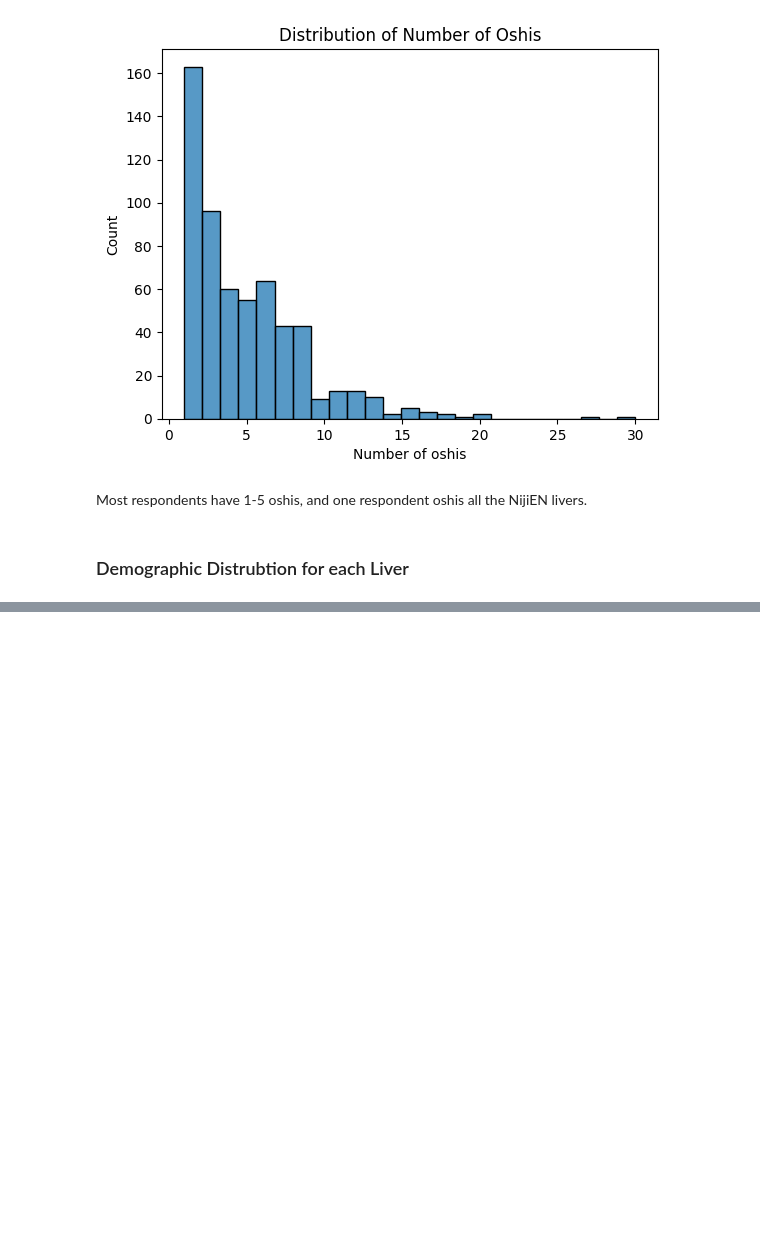
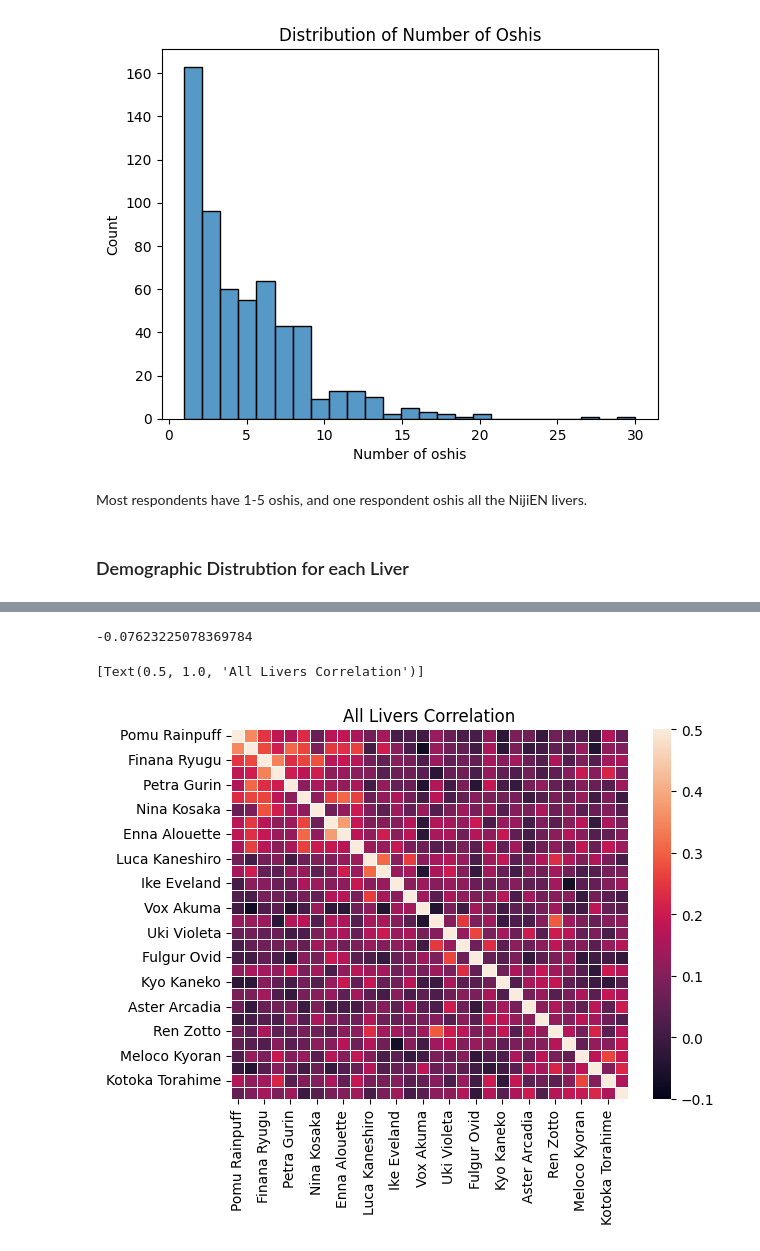
Before and after one commit to gkao25/nijiEN_fanbase_overlap, a Jupyter notebook: code.ipynb, the cells around one changed output, grey strips where cells are left out. Drawn from its saved outputs; the diff is of its cells as text; code cells hidden in the pictures; blank space fills up the shorter version.

Commit message:
heatmap and highest corr done

```diff
--- a/code.ipynb
+++ b/code.ipynb
@@ -508,0 +513,3 @@ def demographic_vis(liver):
+# %%
+oshis_corr = oshis_df.corr()
+oshis_corr
@@ -508,0 +535,9 @@ def demographic_vis(liver):
+# %%
+oshis_corr.replace(1, np.NaN).min().min()
+# %% [output]
+-0.07623225078369784
+# %%
+sns.heatmap(oshis_corr, vmin=-0.1, vmax=0.5, linewidths=0.5).set(title='All Livers Correlation')
+# %% [output]
+[Text(0.5, 1.0, 'All Livers Correlation')]
+[figure, added]
```
Also changed, not shown: parts of 16 cells of this notebook.
